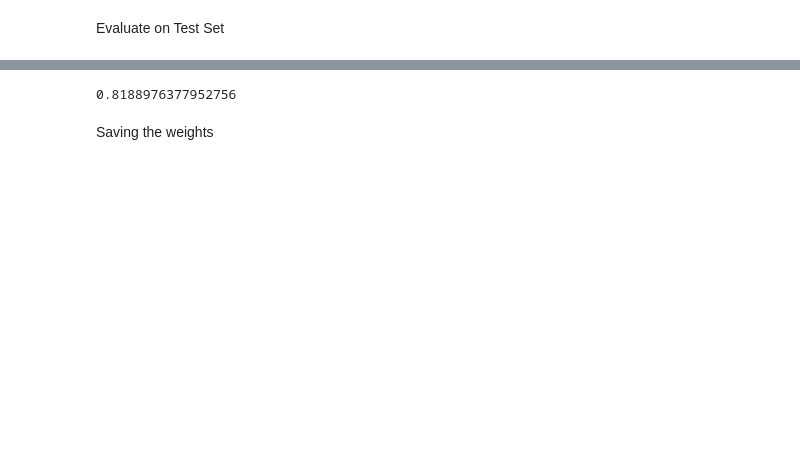
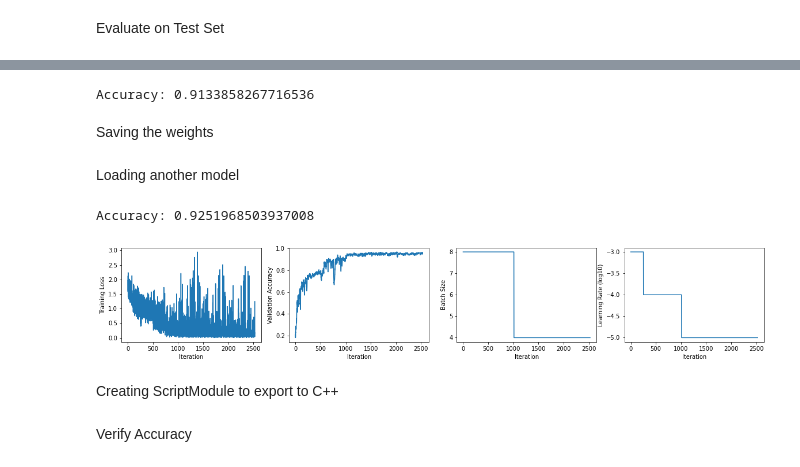
Before and after one commit to robmosys-tum/PapPercComp, a Jupyter notebook: Garbage Classifier.ipynb, the cells around one changed output, grey strips where cells are left out. Drawn from its saved outputs; the diff is of its cells as text; code cells hidden in the pictures; blank space fills up the shorter version.

```diff
--- a/Garbage Classifier.ipynb
+++ b/Garbage Classifier.ipynb
@@ -32,0 +30,4 @@ val_dataloader = DataLoader(val_dataset, batch_size=8)
+# %%
+train_dataloader = DataLoader(train_dataset, batch_size=8)#, shuffle=True)
+test_dataloader = DataLoader(test_dataset, batch_size=32)#, shuffle=True)
+val_dataloader = DataLoader(val_dataset, batch_size=32)#, shuffle=True)
@@ -71,2 +105,7 @@ opt = Adam(model.parameters(), lr=0.00001)
+# %%
+opt = Adam(model.parameters(), lr=0.000001)
+train_dataloader = DataLoader(train_dataset, batch_size=4)
+for param in model.parameters():
+    param.requires_grad = True
 # %%
 num_epochs += epochs_per_run
@@ -95,7 +145,7 @@ model.load_state_dict(torch.load("models/ResNet18.checkpoint"))
 # %%
 acc = evaluate(model, test_dataloader)
-print(acc)
+print("Accuracy:", acc)
 # %% [output]
-0.8188976377952756
+Accuracy: 0.9133858267716536
 # %% [markdown]
 Saving the weights
@@ -105,0 +163,48 @@ torch.save(model.state_dict(), "models/" + model.__class__.__name__ + ".checkpoi
+# %% [markdown]
+Loading another model
+# %%
+loadedModel = resnet18(pretrained=False)
+loadedModel.fc = torch.nn.Linear(loadedModel.fc.in_features, len(CLASSES), bias=True)
+loadedModel.load_state_dict(torch.load("models/resnet18/weights.checkpoint"))
+loadedModel.eval()
+for param in loadedModel.parameters():
+    param.requires_grad = False
+loadedModel.device = 'cpu'
+if torch.cuda.is_available():
+    loadedModel.device = 'cuda'
+loadedModel.to(loadedModel.device)
+acc = evaluate(loadedModel, test_dataloader)
+print("Accuracy:", acc)
+pickle_in = open("models/resnet18/training_metadata.pickle","rb")
+loaded_obj = pickle.load(pickle_in)
+pickle_in.close()
+total_loss = loaded_obj["total_loss"]
+total_acc = loaded_obj["total_acc"]
+total_learning_rate = loaded_obj["total_learning_rate"]
+total_batch_size = loaded_obj["total_batch_size"]
+total_train_full = loaded_obj["total_train_full"]
+num_epochs = loaded_obj["num_epochs"]
+
+fig = plt.figure(figsize=(20,3))
+plt.subplot(141)
+plt.plot(total_loss)
+plt.xlabel("Iteration")
+plt.ylabel("Training Loss")
+plt.subplot(142)
+plt.plot(total_acc)
+plt.xlabel("Iteration")
+plt.ylabel("Validation Accuracy")
+plt.subplot(143)
+plt.plot(total_batch_size)
+plt.xlabel("Iteration")
+plt.ylabel("Batch Size")
+plt.subplot(144)
+plt.plot(torch.log10(torch.tensor(total_learning_rate)))
+plt.xlabel("Iteration")
+plt.ylabel("Learning Rate (log10)")
+plt.show()
+# %% [output]
+Accuracy: 0.9251968503937008
+[figure, added]
+# %% [markdown]
+Creating ScriptModule to export to C++
@@ -105,0 +233,2 @@ torch.save(model.state_dict(), "models/" + model.__class__.__name__ + ".checkpoi
+# %% [markdown]
+Verify Accuracy
```
Also changed, not shown: parts of 17 cells of this notebook, 6 other files.
